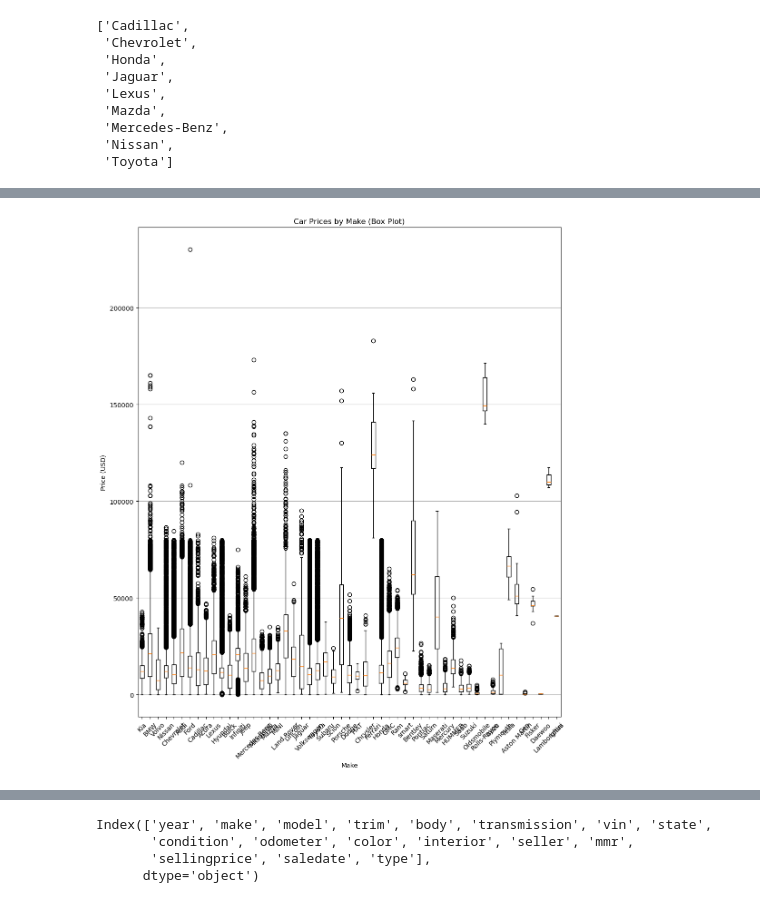
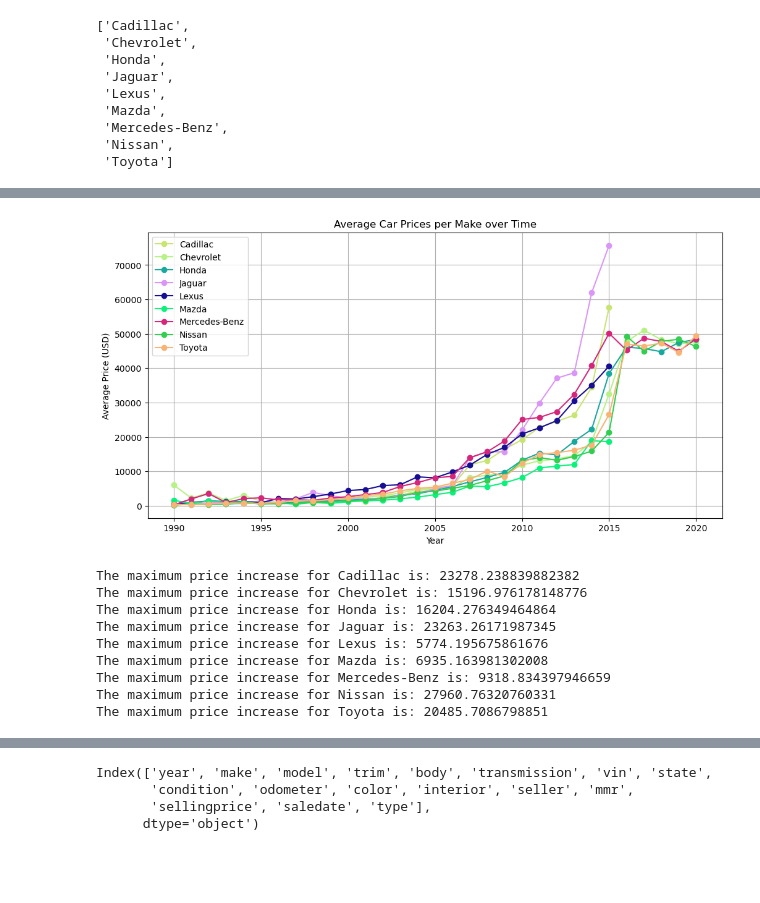
Before and after one commit to marsh52/project1, a Jupyter notebook: project1.ipynb, the cells around one changed output, grey strips where cells are left out. Saved outputs shown, nothing was run; the diff lists cells and outputs as text; code cells hidden in the pictures; blank space fills up the shorter version.

```diff
--- a/project1.ipynb
+++ b/project1.ipynb
@@ -167,15 +135,48 @@ plt.show()
-# %%
-# Create a box plot of car prices by brand
-
-plt.figure(figsize=(12, 14))
-
-plt.boxplot([sales_extended[sales_extended['Make'] == make]['Price (USD)'] for make in sales_extended['Make'].unique()], labels=sales_extended['Make'].unique())
-
-plt.title('Car Prices by Make (Box Plot)')
-plt.xlabel('Make')
-plt.ylabel('Price (USD)')
-plt.xticks(rotation=45)
-plt.grid(axis='y')
-plt.show()
-# %% [output]
-[figure, removed]
+# %%
+# Calculate average price per make
+average_prices = line_data_df.groupby('Make')['Price (USD)'].mean()
+
+# Plot average prices for each make over time
+plt.figure(figsize=(12, 6))
+for make in car_makes:
+    color = randomcolor.RandomColor().generate()[0]
+    plt.plot(line_data_df[line_data_df['Make']==make]['Year'],
+             line_data_df[line_data_df['Make']==make]['Price (USD)'],
+             marker='o', color=color, label=make)
+
+plt.title('Average Car Prices per Make over Time')
+plt.xlabel('Year')
+plt.ylabel('Average Price (USD)')
+plt.legend()
+plt.grid(True)
+plt.show()
+# %% [output]
+[figure, added]
+# %%
+# Initialize variables to store maximum price increase per make
+max_price_increase_per_make = {}
+
+for make in car_makes:
+    # Calculate price change over time for the current make
+    line_data_df_make = line_data_df[line_data_df['Make'] == make].copy()
+    line_data_df_make['Price Change'] = line_data_df_make['Price (USD)'].diff()
+
+    # Find the maximum price increase for the current make
+    max_increase = line_data_df_make['Price Change'].max()
+
+    # Store the maximum price increase for the current make
+    max_price_increase_per_make[make] = max_increase
+
+# Print the maximum price increase for each make
+for make, max_increase in max_price_increase_per_make.items():
+    print(f"The maximum price increase for {make} is: {max_increase}")
+# %% [output]
+The maximum price increase for Cadillac is: 23278.238839882382
+The maximum price increase for Chevrolet is: 15196.976178148776
+The maximum price increase for Honda is: 16204.276349464864
+The maximum price increase for Jaguar is: 23263.26171987345
+The maximum price increase for Lexus is: 5774.195675861676
+The maximum price increase for Mazda is: 6935.163981302008
+The maximum price increase for Mercedes-Benz is: 9318.834397946659
+The maximum price increase for Nissan is: 27960.76320760331
+The maximum price increase for Toyota is: 20485.7086798851
```
Also changed, not shown: parts of 17 cells of this notebook.
